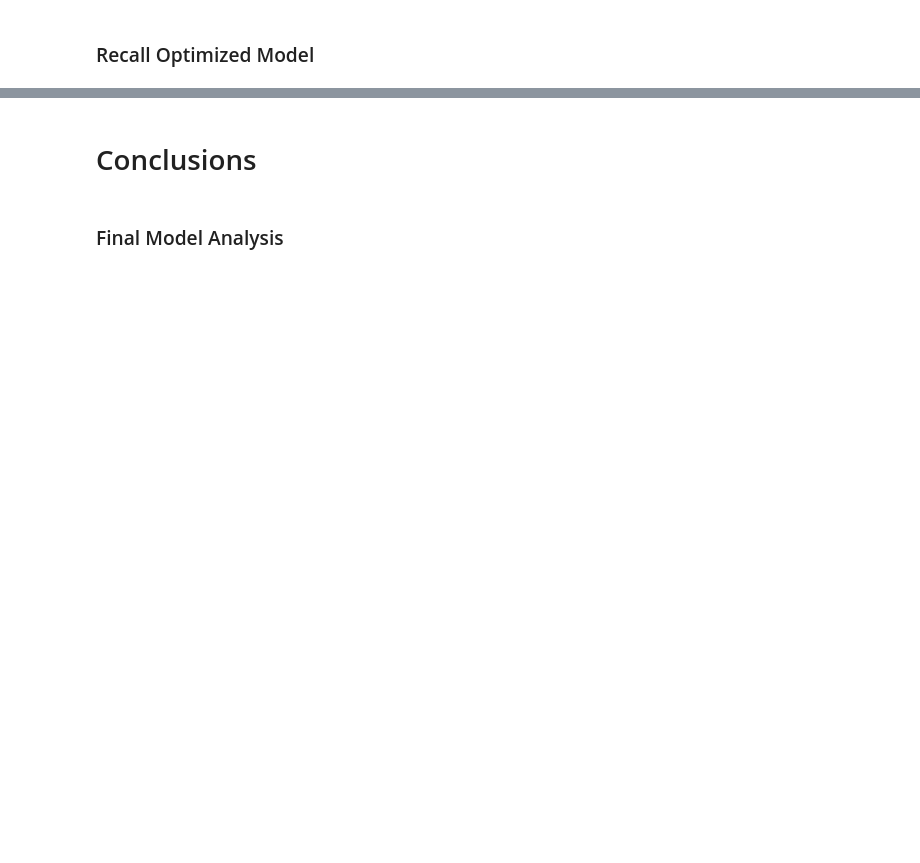
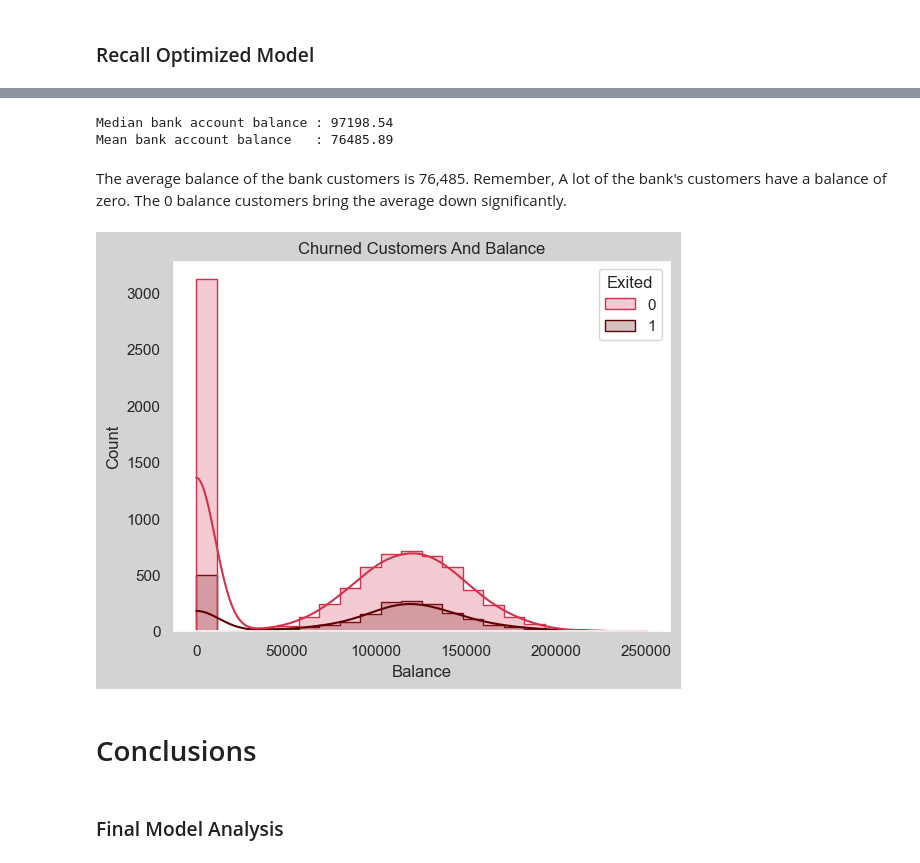
Before and after one commit to Fearless-Badger/Customer-Churn-Analysis, a Jupyter notebook: analysis/churn_analysis.ipynb, the cells around one changed output, grey strips where cells are left out. Saved outputs shown, nothing was run; the diff lists cells and outputs as text; code cells hidden in the pictures; blank space fills up the shorter version.

```diff
--- a/analysis/churn_analysis.ipynb
+++ b/analysis/churn_analysis.ipynb
@@ -582,3 +700,17 @@ However, since we are working with a mix of low and high balance customers, I th
+# %%
+print(f"Median bank account balance : {fin_df["Balance"].median():.2f}")
+print(f"Mean bank account balance   : {fin_df["Balance"].mean():.2f}")
+# %% [output]
+Median bank account balance : 97198.54
+Mean bank account balance   : 76485.89
+# %% [markdown]
+The average balance of the bank customers is 76,485. Remember, A lot of the bank's customers have a balance of zero. The 0 balance customers bring the average down significantly.
+# %%
+chart = sb.histplot(x = fin_df['Balance'], hue=fin_df['Exited'], kde =True, element = 'step', palette=colors[2:4]);
+chart.set_title("Churned Customers And Balance")
+plt.show()
+# %% [output]
+[figure, added]
 # %% [markdown]
 # Conclusions
 # %% [markdown]
```
Also changed, not shown: parts of 61 cells of this notebook.
